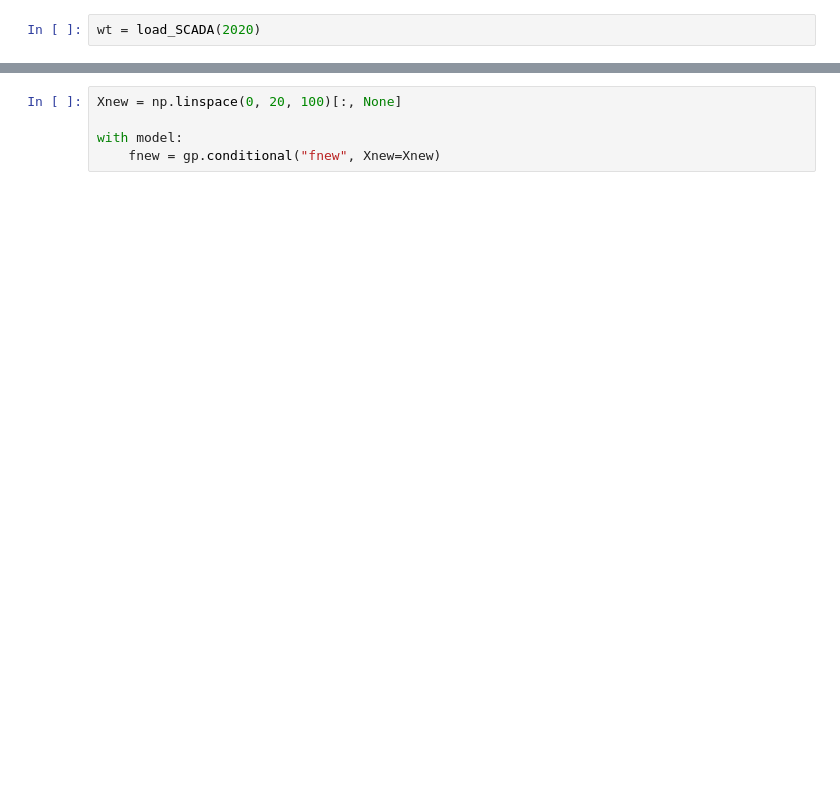
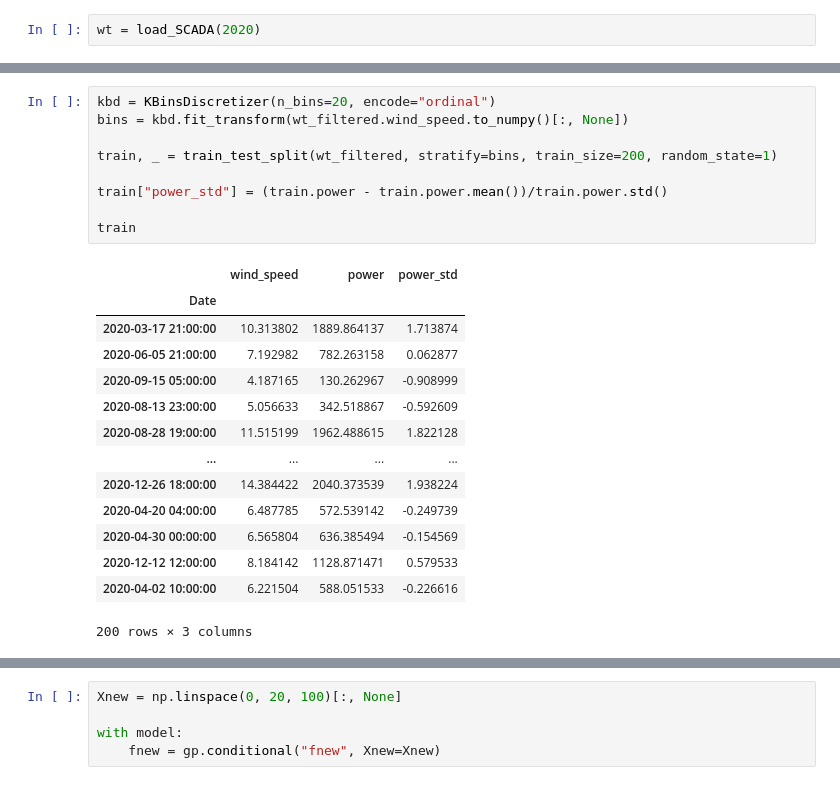
Before and after one commit to camirmas/REStats, a Jupyter notebook: REStats/notebooks/power_curve.ipynb, the cells around one changed output, grey strips where cells are left out. Saved outputs shown, nothing was run; the diff lists cells and outputs as text; blank space fills up the shorter version.

```diff
--- a/REStats/notebooks/power_curve.ipynb
+++ b/REStats/notebooks/power_curve.ipynb
@@ -73,3 +78,27 @@ wt.head()
 | 2020-01-01 00:20:00 | 146.401656 | 116.646515 | 4.043625 |
 | 2020-01-01 00:30:00 | 84.296224 | 111.157642 | 3.330342 |
 | 2020-01-01 00:40:00 | 94.994105 | 116.678227 | 3.388536 |
+# %%
+kbd = KBinsDiscretizer(n_bins=20, encode="ordinal")
+bins = kbd.fit_transform(wt_filtered.wind_speed.to_numpy()[:, None])
+
+train, _ = train_test_split(wt_filtered, stratify=bins, train_size=200, random_state=1)
+
+train["power_std"] = (train.power - train.power.mean())/train.power.std()
+
+train
+# %% [output]
+|  | wind_speed | power | power_std |
+| Date |  |  |  |
+| 2020-03-17 21:00:00 | 10.313802 | 1889.864137 | 1.713874 |
+| 2020-06-05 21:00:00 | 7.192982 | 782.263158 | 0.062877 |
+| 2020-09-15 05:00:00 | 4.187165 | 130.262967 | -0.908999 |
+| 2020-08-13 23:00:00 | 5.056633 | 342.518867 | -0.592609 |
+| 2020-08-28 19:00:00 | 11.515199 | 1962.488615 | 1.822128 |
+| ... | ... | ... | ... |
+| 2020-12-26 18:00:00 | 14.384422 | 2040.373539 | 1.938224 |
+| 2020-04-20 04:00:00 | 6.487785 | 572.539142 | -0.249739 |
+| 2020-04-30 00:00:00 | 6.565804 | 636.385494 | -0.154569 |
+| 2020-12-12 12:00:00 | 8.184142 | 1128.871471 | 0.579533 |
+| 2020-04-02 10:00:00 | 6.221504 | 588.051533 | -0.226616 |
+200 rows × 3 columns
```
Also changed, not shown: parts of 19 cells of this notebook.
